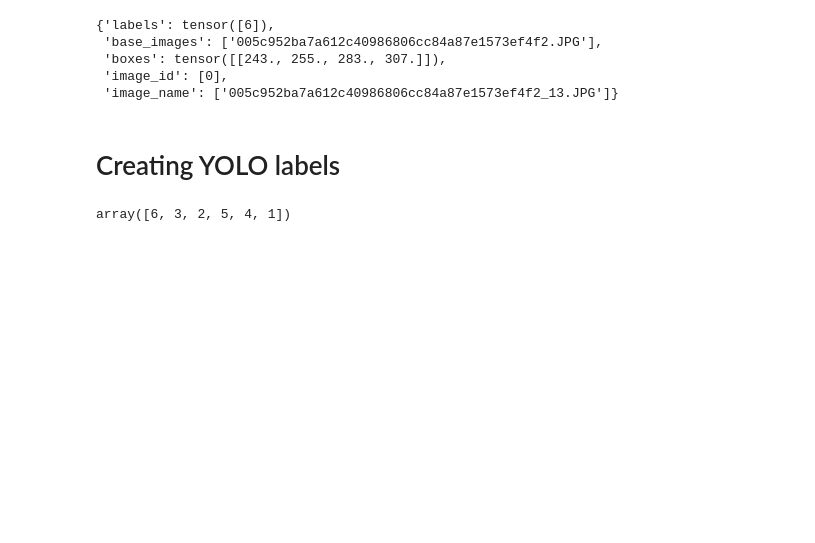
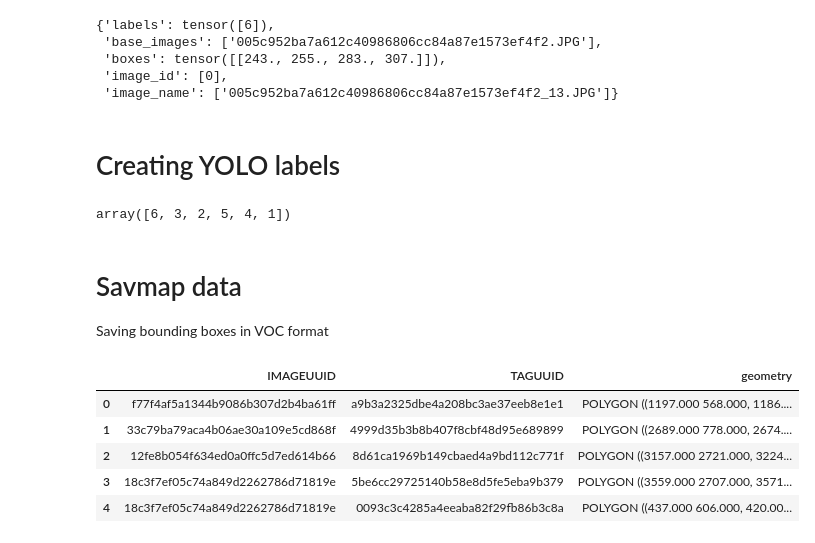
Before and after one commit to FadelMamar/HerdNet, a Jupyter notebook: datapreparation.ipynb, the cells around one changed output. Saved outputs shown, nothing was run; the diff lists cells and outputs as text; code cells hidden in the pictures; blank space fills up the shorter version.

```diff
--- a/datapreparation.ipynb
+++ b/datapreparation.ipynb
@@ -270,3 +271,6 @@ labels = pd.read_csv(os.path.join(directory,'gt.csv'))
 labels['labels'].unique()
 # %% [output]
 array([6, 3, 2, 5, 4, 1])
+# %% [markdown]
+# Savmap data
+Saving bounding boxes in VOC format
@@ -272,0 +287,10 @@ array([6, 3, 2, 5, 4, 1])
+# %%
+data = gpd.read_file(annotations_path)
+data.head()
+# %% [output]
+|  | IMAGEUUID | TAGUUID | geometry |
+| 0 | f77f4af5a1344b9086b307d2b4ba61ff | a9b3a2325dbe4a208bc3ae37eeb8e1e1 | POLYGON ((1197.000 568.000, 1186.... |
+| 1 | 33c79ba79aca4b06ae30a109e5cd868f | 4999d35b3b8b407f8cbf48d95e689899 | POLYGON ((2689.000 778.000, 2674.... |
+| 2 | 12fe8b054f634ed0a0ffc5d7ed614b66 | 8d61ca1969b149cbaed4a9bd112c771f | POLYGON ((3157.000 2721.000, 3224... |
+| 3 | 18c3f7ef05c74a849d2262786d71819e | 5be6cc29725140b58e8d5fe5eba9b379 | POLYGON ((3559.000 2707.000, 3571... |
+| 4 | 18c3f7ef05c74a849d2262786d71819e | 0093c3c4285a4eeaba82f29fb86b3c8a | POLYGON ((437.000 606.000, 420.00... |
```
Also changed, not shown: parts of 9 cells of this notebook.
